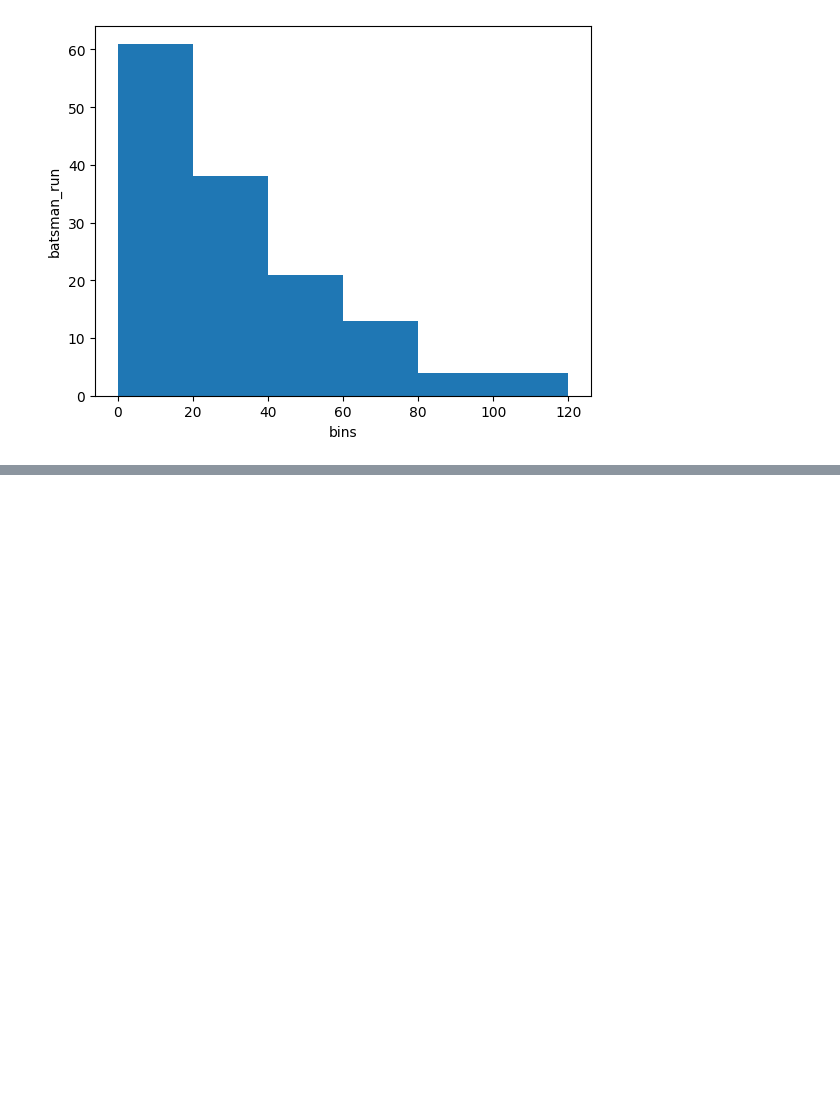
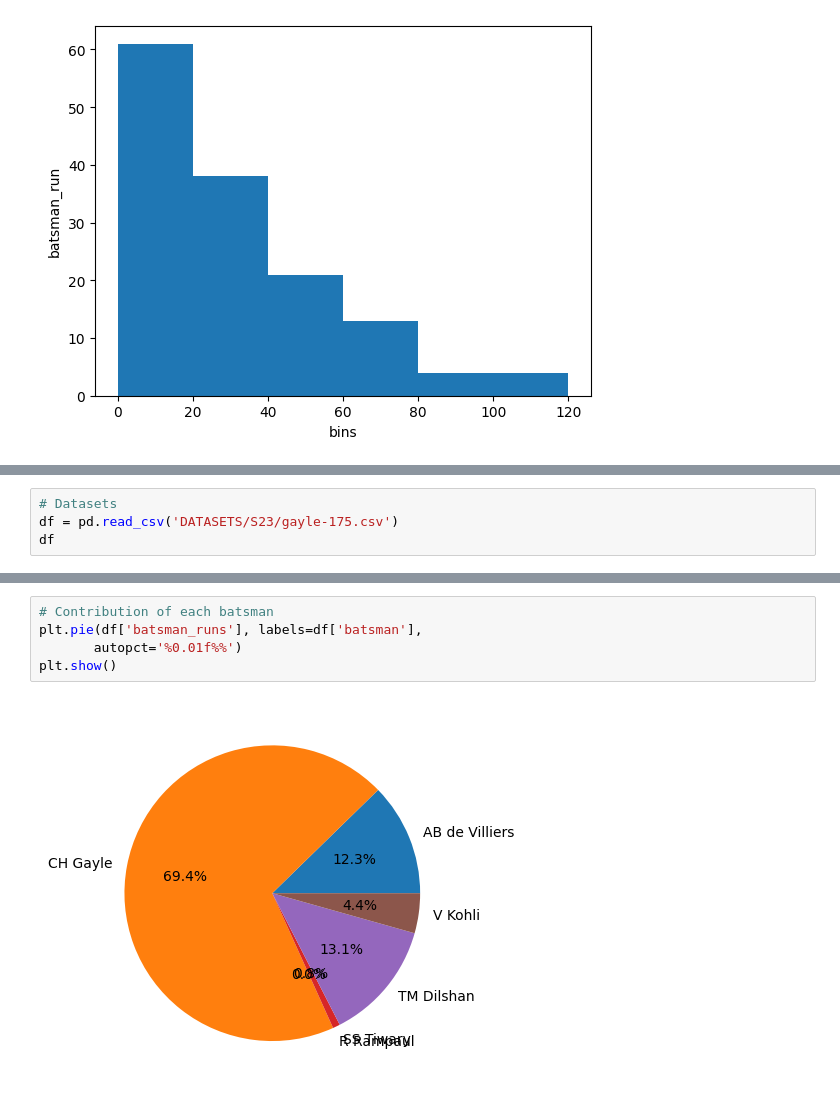
Before and after one commit to akashpagi/MATPLOTLIB-PLOTTING-LIBRARY-FOR-DATA-SCIECNE, a Jupyter notebook: SESSION 23 - MATPLOTLIB.ipynb, the cells around one changed output, grey strips where cells are left out. Cells and saved outputs as stored; diff of their text form; blank space fills up the shorter version.

```diff
--- a/SESSION 23 - MATPLOTLIB.ipynb
+++ b/SESSION 23 - MATPLOTLIB.ipynb
@@ -629,0 +678,4 @@ plt.show()
+# %%
+# Datasets
+df = pd.read_csv('DATASETS/S23/gayle-175.csv')
+df
@@ -629,0 +690,7 @@ plt.show()
+# %%
+# Contribution of each batsman
+plt.pie(df['batsman_runs'], labels=df['batsman'],
+       autopct='%0.01f%%')
+plt.show()
+# %% [output]
+[figure, added]
```
Also changed, not shown: parts of 14 cells of this notebook.
